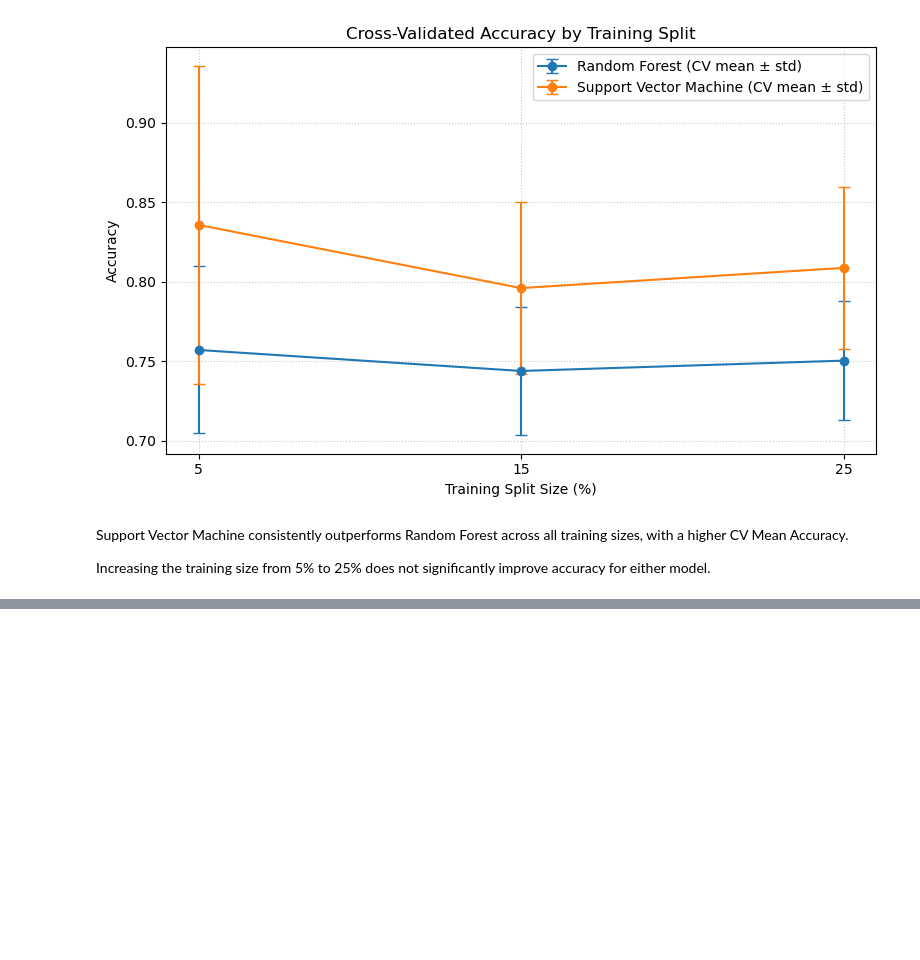
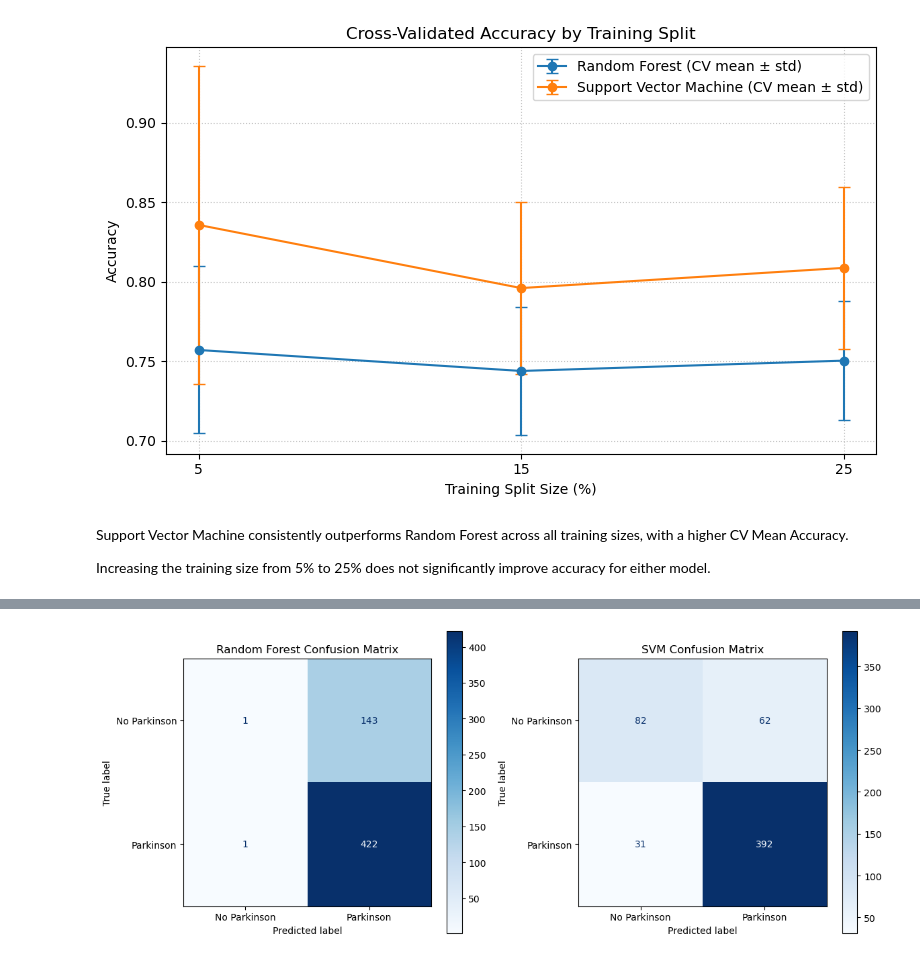
Before and after one commit to sba25055-maker/CA1-Machine-Learning, a Jupyter notebook: CA1MachineLearning.ipynb, the cells around one changed output, grey strips where cells are left out. Drawn from its saved outputs; the diff is of its cells as text; code cells hidden in the pictures; blank space fills up the shorter version.

```diff
--- a/CA1MachineLearning.ipynb
+++ b/CA1MachineLearning.ipynb
@@ -415,0 +422,26 @@ Increasing the training size from 5% to 25% does not significantly improve accur
+# %%
+X_train_25, X_test_25, y_train_25, y_test_25 = train_test_split(
+    X_pca, y, train_size=0.25, random_state=42, stratify=y
+)
+
+models = [
+    ("RANDOM FOREST", RandomForestClassifier(random_state=42), {'n_estimators': [50, 100, 150], 'max_depth': [5, 10, None]}),
+    ("SVM", SVC(random_state=42), {'C': [0.1, 1, 10], 'kernel': ['linear', 'rbf']})
+]
+
+fitted_grids = {}
+
+for name, clf, params in models:
+    gs = GridSearchCV(clf, params, cv=3, scoring='accuracy', n_jobs=-1).fit(X_train_25, y_train_25)
+
+    fitted_grids[name] = gs
+
+    print(f"\n--- {name} ---")
+    print(f"Best Params: {gs.best_params_} | CV Accuracy: {gs.best_score_:.4f}")
+    print(classification_report(
+        y_test_25, gs.predict(X_test_25),
+        target_names=['No Parkinson (0)', 'Parkinson (1)'], zero_division=0
+    ))
+
+grid_rf = fitted_grids["RANDOM FOREST"]
+grid_svm = fitted_grids["SVM"]
@@ -415,0 +470,19 @@ Increasing the training size from 5% to 25% does not significantly improve accur
+# %%
+from sklearn.metrics import ConfusionMatrixDisplay
+
+rf = RandomForestClassifier(n_estimators=150, max_depth=5, random_state=42).fit(X_train_25, y_train_25)
+svm = SVC(C=10, kernel='rbf', random_state=42).fit(X_train_25, y_train_25)
+
+fig, axes = plt.subplots(1, 2, figsize=(12, 5))
+
+ConfusionMatrixDisplay.from_estimator(rf, X_test_25, y_test_25, display_labels=['No Parkinson', 'Parkinson'], cmap='Blues', ax=axes[0])
+axes[0].set_title('Random Forest Confusion Matrix')
+
+ConfusionMatrixDisplay.from_estimator(svm, X_test_25, y_test_25, display_labels=['No Parkinson', 'Parkinson'], cmap='Blues', ax=axes[1])
+axes[1].set_title('SVM Confusion Matrix')
+
+plt.tight_layout()
+plt.savefig('confusion_matrices.png', dpi=300)
+plt.show()
+# %% [output]
+[figure, added]
```
Also changed, not shown: parts of 7 cells of this notebook, 2 other files.
